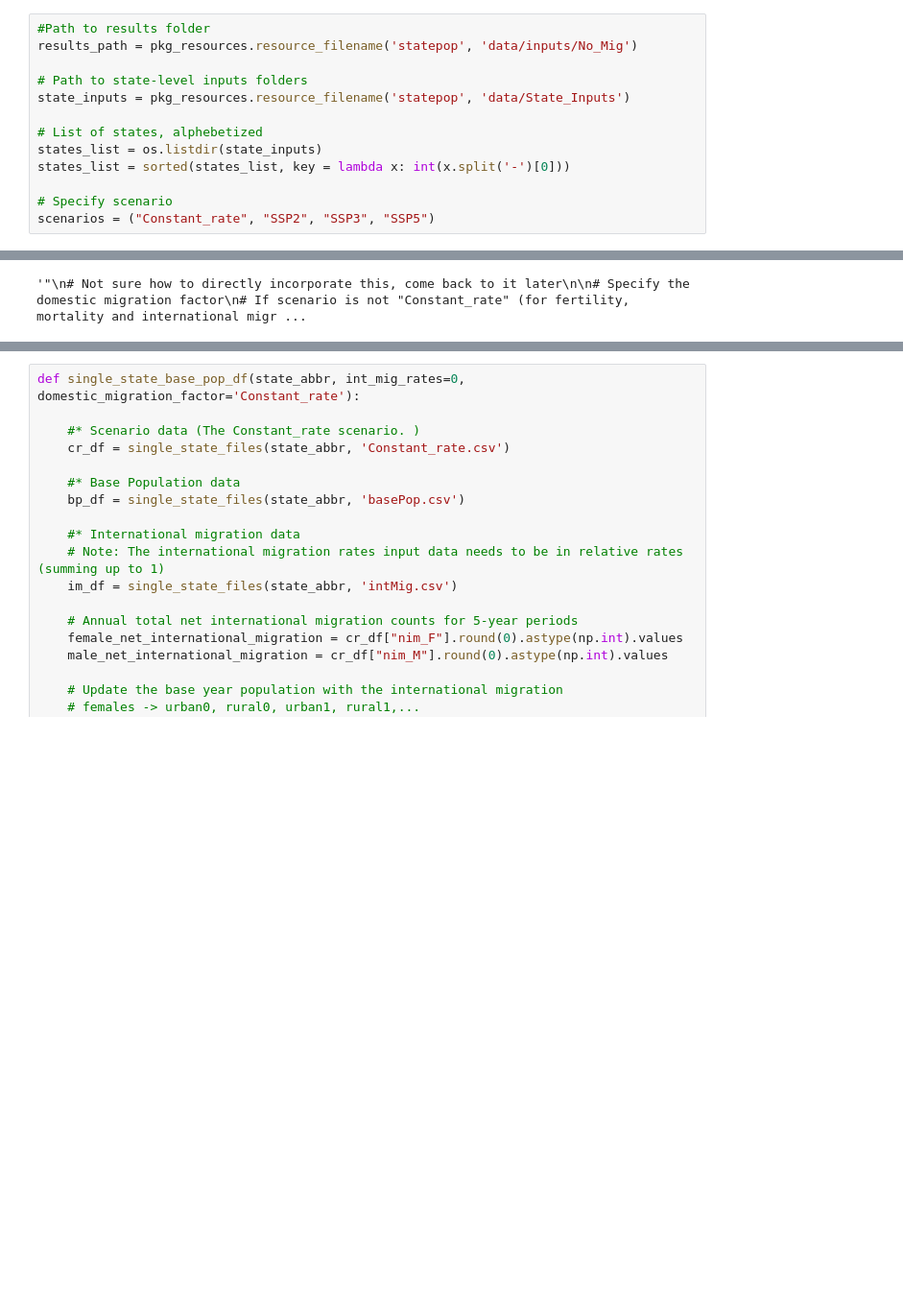
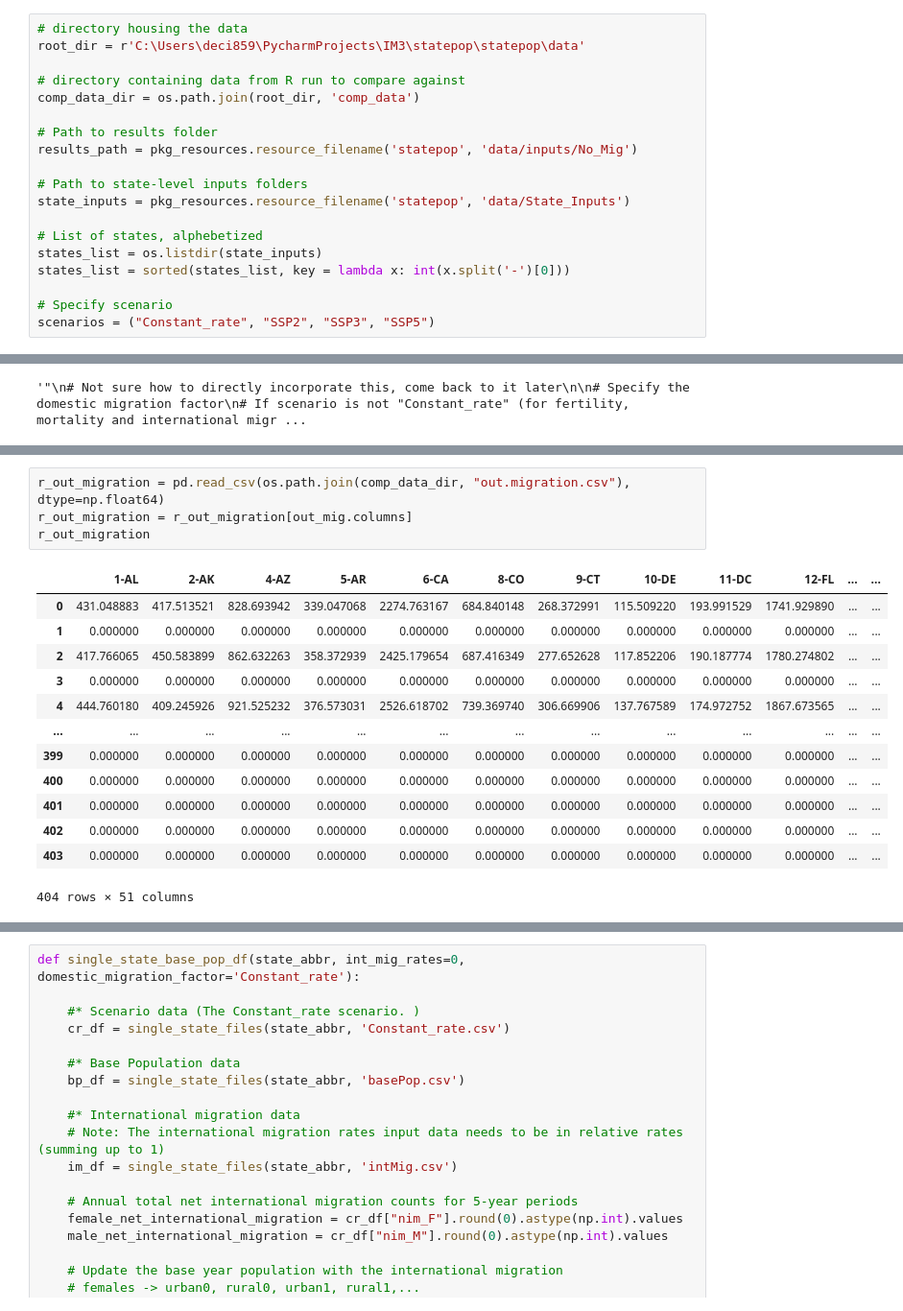
Before and after one commit to IMMM-SFA/statepop, a Jupyter notebook: statepop/debugging.ipynb, the cells around one changed output, grey strips where cells are left out. Shown: that part at 96% size. Saved outputs shown, nothing was run; the diff lists cells and outputs as text; blank space fills up the shorter version.

```diff
--- a/statepop/debugging.ipynb
+++ b/statepop/debugging.ipynb
@@ -13,5 +16,11 @@ from statepop.utils import single_state_files
 # %%
-#Path to results folder
+# directory housing the data
+root_dir = r'C:\Users\deci859\PycharmProjects\IM3\statepop\statepop\data'
+
+# directory containing data from R run to compare against
+comp_data_dir = os.path.join(root_dir, 'comp_data')
+
+# Path to results folder
 results_path = pkg_resources.resource_filename('statepop', 'data/inputs/No_Mig')
 
 # Path to state-level inputs folders
@@ -282,0 +271,18 @@ multi_state_base_pop()[2]
+# %%
+r_out_migration = pd.read_csv(os.path.join(comp_data_dir, "out.migration.csv"), dtype=np.float64)
+r_out_migration = r_out_migration[out_mig.columns]
+r_out_migration
+# %% [output]
+|  | 1-AL | 2-AK | 4-AZ | 5-AR | 6-CA | 8-CO | 9-CT | 10-DE | 11-DC | 12-FL | ... | ... |
+| 0 | 431.048883 | 417.513521 | 828.693942 | 339.047068 | 2274.763167 | 684.840148 | 268.372991 | 115.509220 | 193.991529 | 1741.929890 | ... | ... |
+| 1 | 0.000000 | 0.000000 | 0.000000 | 0.000000 | 0.000000 | 0.000000 | 0.000000 | 0.000000 | 0.000000 | 0.000000 | ... | ... |
+| 2 | 417.766065 | 450.583899 | 862.632263 | 358.372939 | 2425.179654 | 687.416349 | 277.652628 | 117.852206 | 190.187774 | 1780.274802 | ... | ... |
+| 3 | 0.000000 | 0.000000 | 0.000000 | 0.000000 | 0.000000 | 0.000000 | 0.000000 | 0.000000 | 0.000000 | 0.000000 | ... | ... |
+| 4 | 444.760180 | 409.245926 | 921.525232 | 376.573031 | 2526.618702 | 739.369740 | 306.669906 | 137.767589 | 174.972752 | 1867.673565 | ... | ... |
+| ... | ... | ... | ... | ... | ... | ... | ... | ... | ... | ... | ... | ... |
+| 399 | 0.000000 | 0.000000 | 0.000000 | 0.000000 | 0.000000 | 0.000000 | 0.000000 | 0.000000 | 0.000000 | 0.000000 | ... | ... |
+| 400 | 0.000000 | 0.000000 | 0.000000 | 0.000000 | 0.000000 | 0.000000 | 0.000000 | 0.000000 | 0.000000 | 0.000000 | ... | ... |
+| 401 | 0.000000 | 0.000000 | 0.000000 | 0.000000 | 0.000000 | 0.000000 | 0.000000 | 0.000000 | 0.000000 | 0.000000 | ... | ... |
+| 402 | 0.000000 | 0.000000 | 0.000000 | 0.000000 | 0.000000 | 0.000000 | 0.000000 | 0.000000 | 0.000000 | 0.000000 | ... | ... |
+| 403 | 0.000000 | 0.000000 | 0.000000 | 0.000000 | 0.000000 | 0.000000 | 0.000000 | 0.000000 | 0.000000 | 0.000000 | ... | ... |
+404 rows × 51 columns
```
Also changed, not shown: parts of 26 cells of this notebook, 2 other files.
